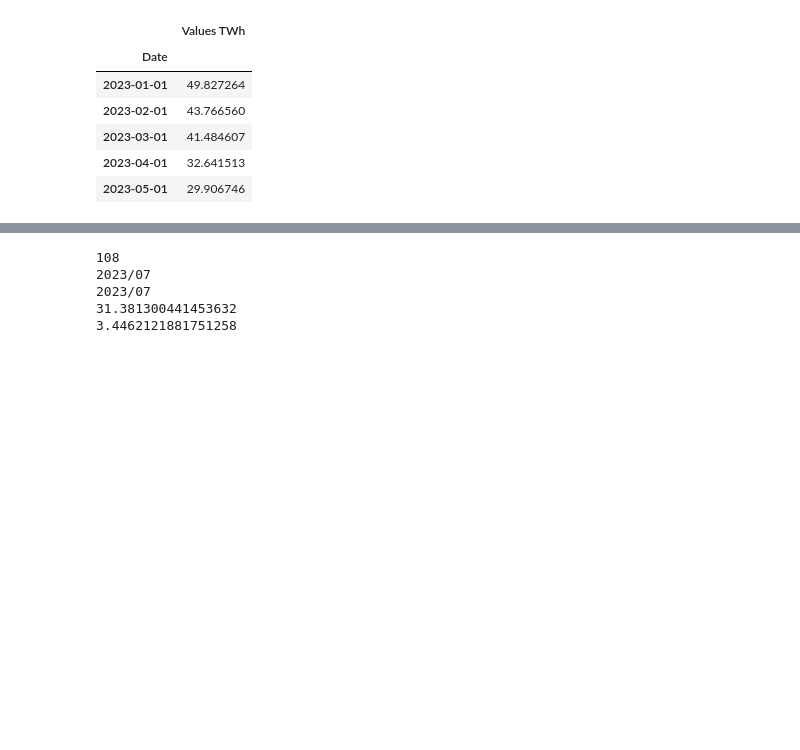
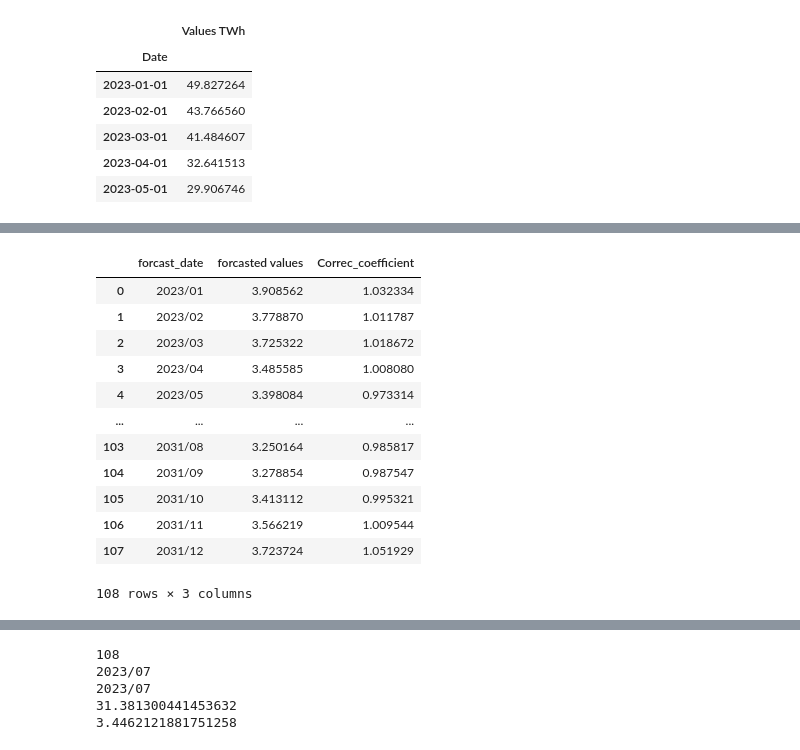
Before and after one commit to ajabri2023/Prediction_of-_electricity_consumption-, a Jupyter notebook: Project_Electricity Consumption2.ipynb, the cells around one changed output, grey strips where cells are left out. Cells and saved outputs as stored; diff of their text form; code cells hidden in the pictures; blank space fills up the shorter version.

```diff
--- a/Project_Electricity Consumption2.ipynb
+++ b/Project_Electricity Consumption2.ipynb
@@ -280 +368,17 @@ We can notice that there is a slight difference between the prediction results a
+# %%
+df_forcasting
+# %% [output]
+|  | forcast_date | forcasted values | Correc_coefficient |
+| 0 | 2023/01 | 3.908562 | 1.032334 |
+| 1 | 2023/02 | 3.778870 | 1.011787 |
+| 2 | 2023/03 | 3.725322 | 1.018672 |
+| 3 | 2023/04 | 3.485585 | 1.008080 |
+| 4 | 2023/05 | 3.398084 | 0.973314 |
+| ... | ... | ... | ... |
+| 103 | 2031/08 | 3.250164 | 0.985817 |
+| 104 | 2031/09 | 3.278854 | 0.987547 |
+| 105 | 2031/10 | 3.413112 | 0.995321 |
+| 106 | 2031/11 | 3.566219 | 1.009544 |
+| 107 | 2031/12 | 3.723724 | 1.051929 |
+108 rows × 3 columns
 # %% [markdown]
```
Also changed, not shown: parts of 22 cells of this notebook, 1 other file.
